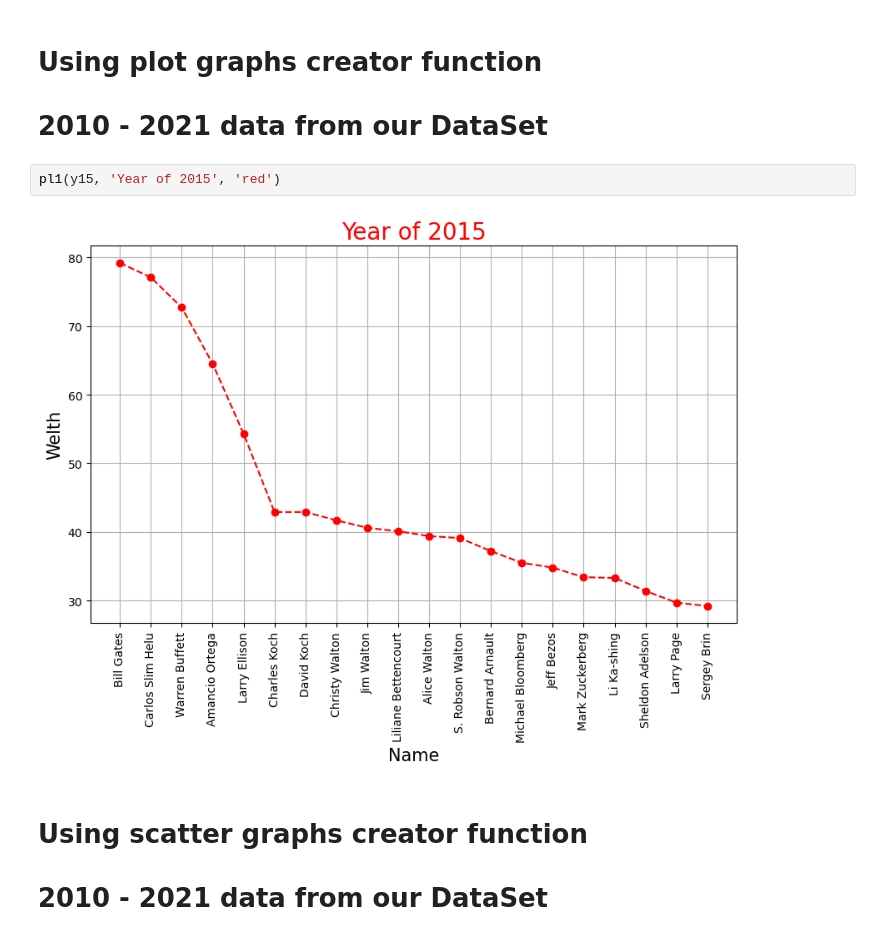
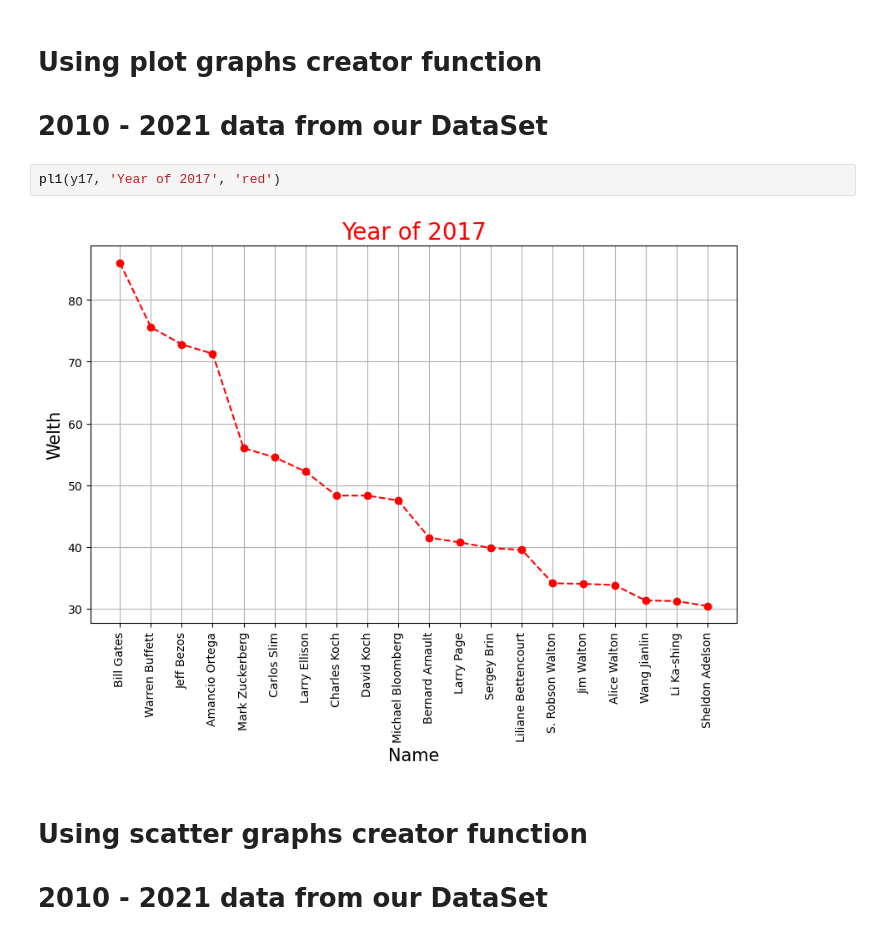
Before and after one commit to ArthasEdit/Project-for-Python, a Jupyter notebook: simple.ipynb, the cells around one changed output. Cells and saved outputs as stored; diff of their text form.

```diff
--- a/simple.ipynb
+++ b/simple.ipynb
@@ -127,9 +127,9 @@ ls = [y10, y11, y12, y13, y14, y15, y16, y17, y18, y19, y20, y21]
 # Using plot graphs creator function
 # 2010 - 2021 data from our DataSet
 # %%
-pl1(y15, 'Year of 2015', 'red')
+pl1(y17, 'Year of 2017', 'red')
 # %% [output]
-[figure, old version]
+[figure, new version]
 # %% [markdown]
 # Using scatter graphs creator function
 # 2010 - 2021 data from our DataSet
```
Also changed, not shown: parts of 10 cells of this notebook.
